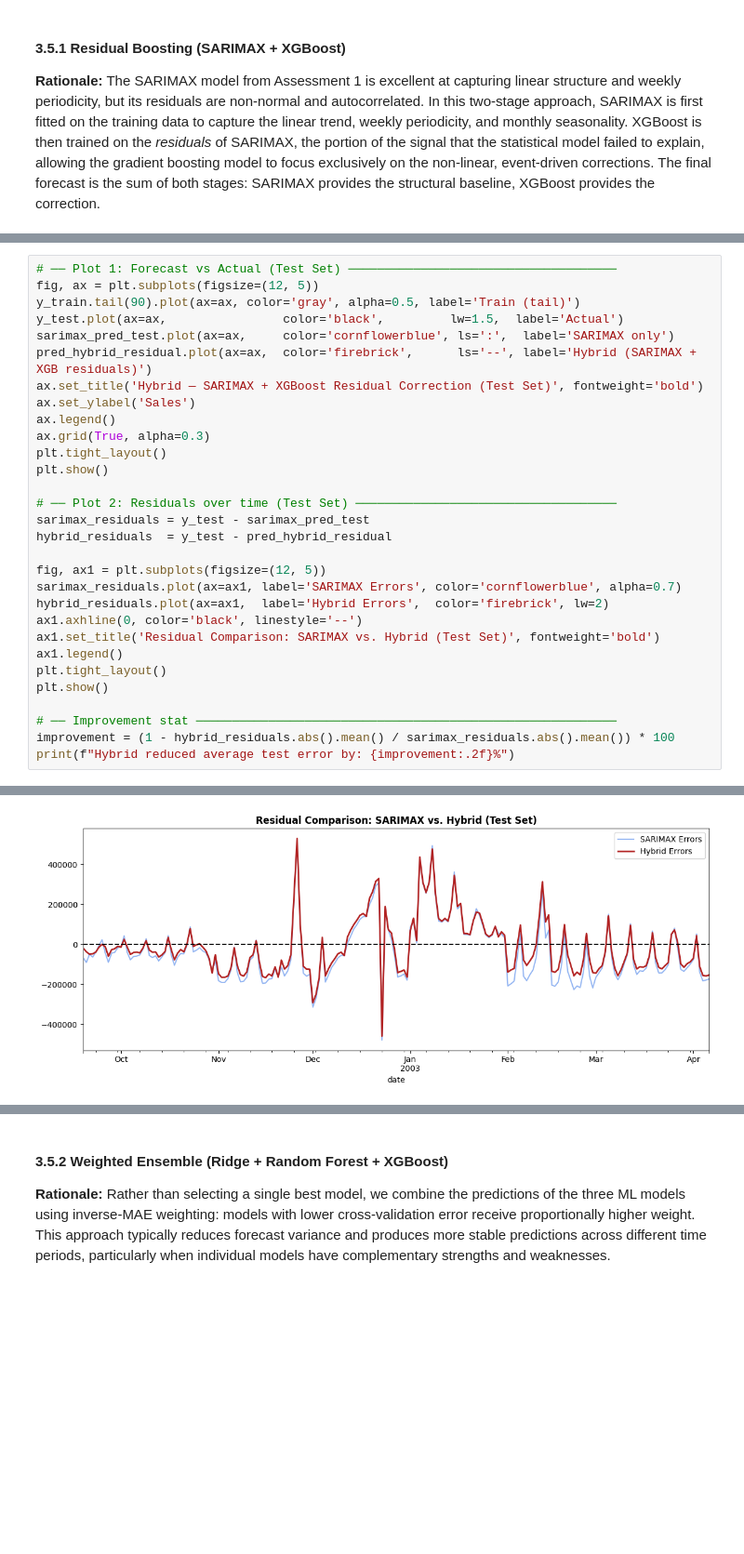
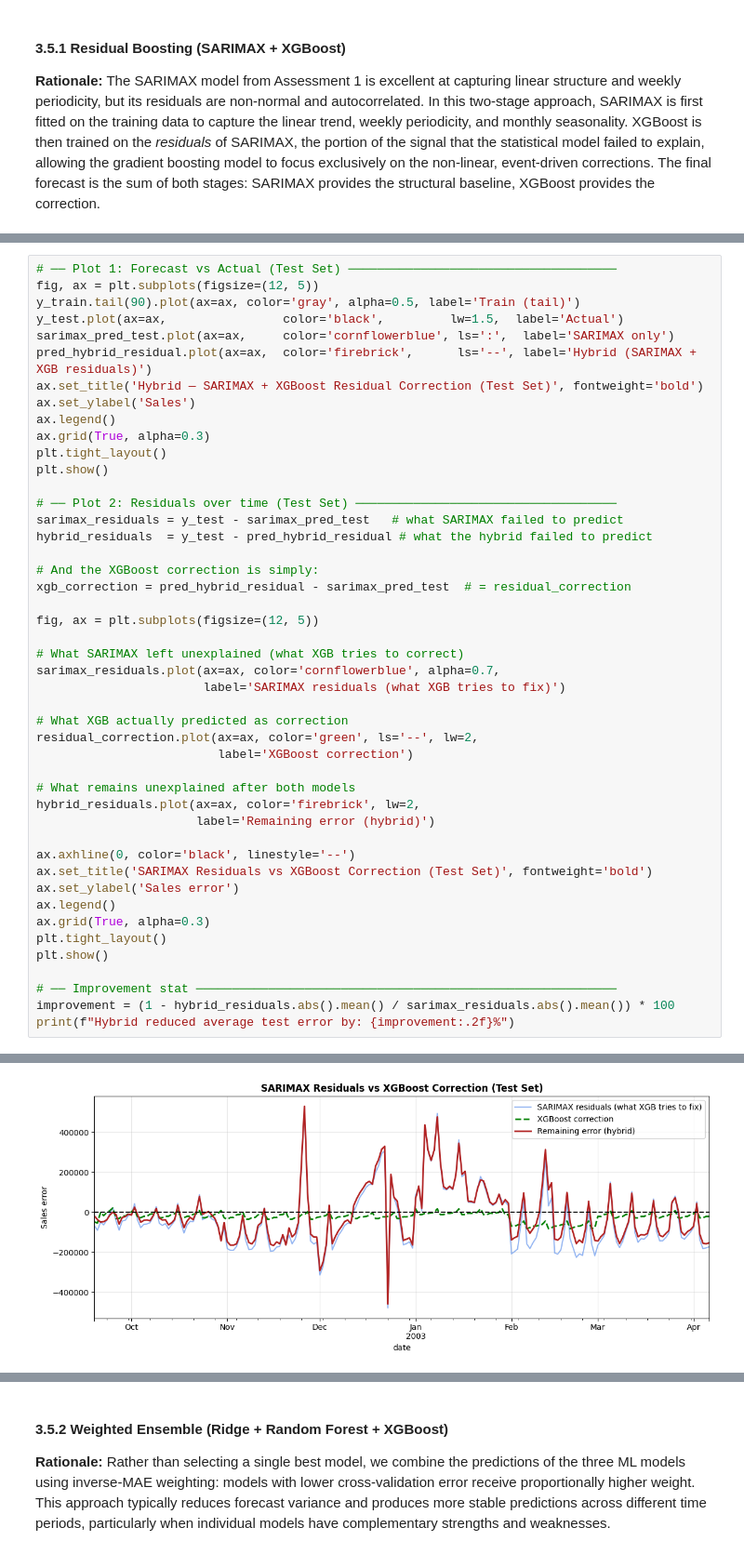
Before and after one commit to joaquinorradre/Time_Series_Assesment1, a Jupyter notebook: Assessment2.ipynb, the cells around one changed output, grey strips where cells are left out. Shown at 93% size. Saved outputs shown, nothing was run; the diff lists cells and outputs as text; blank space fills up the shorter version.

```diff
--- a/Assessment2.ipynb
+++ b/Assessment2.ipynb
@@ -990,34 +1012,50 @@ CV Std   →  MAE: 64,702   MAPE: 24.8%
 # %%
 # ── Plot 1: Forecast vs Actual (Test Set) ─────────────────────────────────────
 fig, ax = plt.subplots(figsize=(12, 5))
 y_train.tail(90).plot(ax=ax, color='gray', alpha=0.5, label='Train (tail)')
 y_test.plot(ax=ax,                color='black',         lw=1.5,  label='Actual')
 sarimax_pred_test.plot(ax=ax,     color='cornflowerblue', ls=':',  label='SARIMAX only')
 pred_hybrid_residual.plot(ax=ax,  color='firebrick',      ls='--', label='Hybrid (SARIMAX + XGB residuals)')
 ax.set_title('Hybrid — SARIMAX + XGBoost Residual Correction (Test Set)', fontweight='bold')
 ax.set_ylabel('Sales')
 ax.legend()
 ax.grid(True, alpha=0.3)
 plt.tight_layout()
 plt.show()
 
 # ── Plot 2: Residuals over time (Test Set) ────────────────────────────────────
-sarimax_residuals = y_test - sarimax_pred_test
-hybrid_residuals  = y_test - pred_hybrid_residual
+sarimax_residuals = y_test - sarimax_pred_test   # what SARIMAX failed to predict
+hybrid_residuals  = y_test - pred_hybrid_residual # what the hybrid failed to predict
 
-fig, ax1 = plt.subplots(figsize=(12, 5))
-sarimax_residuals.plot(ax=ax1, label='SARIMAX Errors', color='cornflowerblue', alpha=0.7)
-hybrid_residuals.plot(ax=ax1,  label='Hybrid Errors',  color='firebrick', lw=2)
-ax1.axhline(0, color='black', linestyle='--')
-ax1.set_title('Residual Comparison: SARIMAX vs. Hybrid (Test Set)', fontweight='bold')
-ax1.legend()
+# And the XGBoost correction is simply:
+xgb_correction = pred_hybrid_residual - sarimax_pred_test  # = residual_correction
+
+fig, ax = plt.subplots(figsize=(12, 5))
+
+# What SARIMAX left unexplained (what XGB tries to correct)
+sarimax_residuals.plot(ax=ax, color='cornflowerblue', alpha=0.7,
+                       label='SARIMAX residuals (what XGB tries to fix)')
+
+# What XGB actually predicted as correction
+residual_correction.plot(ax=ax, color='green', ls='--', lw=2,
+                         label='XGBoost correction')
+
+# What remains unexplained after both models
+hybrid_residuals.plot(ax=ax, color='firebrick', lw=2,
+                      label='Remaining error (hybrid)')
+
+ax.axhline(0, color='black', linestyle='--')
+ax.set_title('SARIMAX Residuals vs XGBoost Correction (Test Set)', fontweight='bold')
+ax.set_ylabel('Sales error')
+ax.legend()
+ax.grid(True, alpha=0.3)
 plt.tight_layout()
 plt.show()
 
 # ── Improvement stat ──────────────────────────────────────────────────────────
 improvement = (1 - hybrid_residuals.abs().mean() / sarimax_residuals.abs().mean()) * 100
 print(f"Hybrid reduced average test error by: {improvement:.2f}%")
 # %% [output]
 [figure]
-[figure, old version]
+[figure, new version]
 Hybrid reduced average test error by: 12.12%
```
Also changed, not shown: parts of 3 cells of this notebook.
